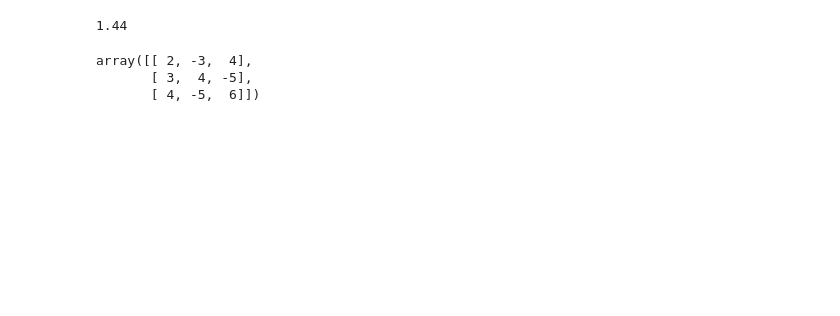
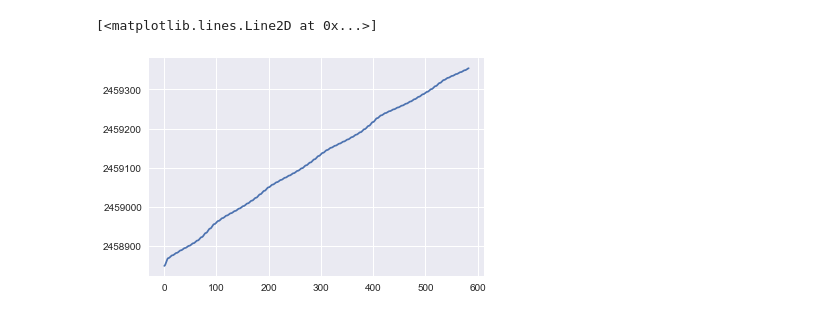
Before and after one commit to matthewholman/reboundx, a Jupyter notebook: examples/ephem_forces/identifications.ipynb, the cells around one changed output. Drawn from its saved outputs; the diff is of its cells as text; code cells hidden in the pictures; blank space fills up the shorter version.

```diff
--- a/examples/ephem_forces/identifications.ipynb
+++ b/examples/ephem_forces/identifications.ipynb
@@ -28,4 +29,0 @@ demo.times, demo.states, demo.n_particles, demo.n_out
-# %%
-1e-3*24*60
-# %% [output]
-1.44
@@ -34,6 +29,0 @@ a = np.array([[2, -3, 4], [3, 4, -5], [4, -5, 6]])
-# %%
-a
-# %% [output]
-array([[ 2, -3,  4],
-       [ 3,  4, -5],
-       [ 4, -5,  6]])
@@ -41,0 +30,5 @@ b = np.array([8, -4, 12])
+# %%
+plt.plot(demo.times)
+# %% [output]
+[<matplotlib.lines.Line2D at 0x...>]
+[figure, added]
```
Also changed, not shown: parts of 47 cells of this notebook, 6 other files.
